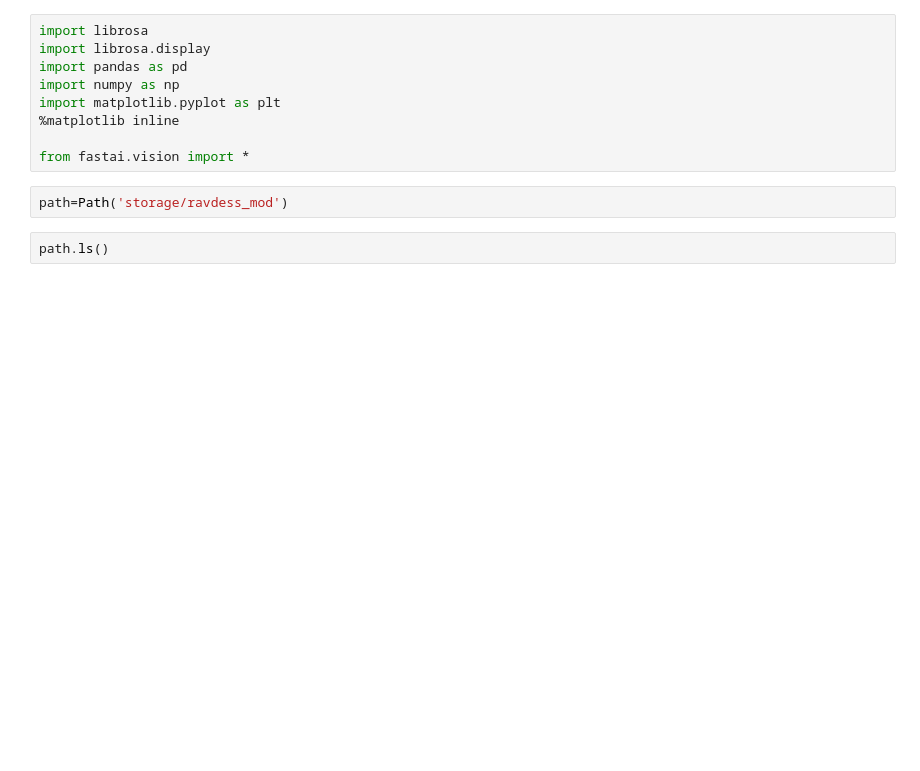
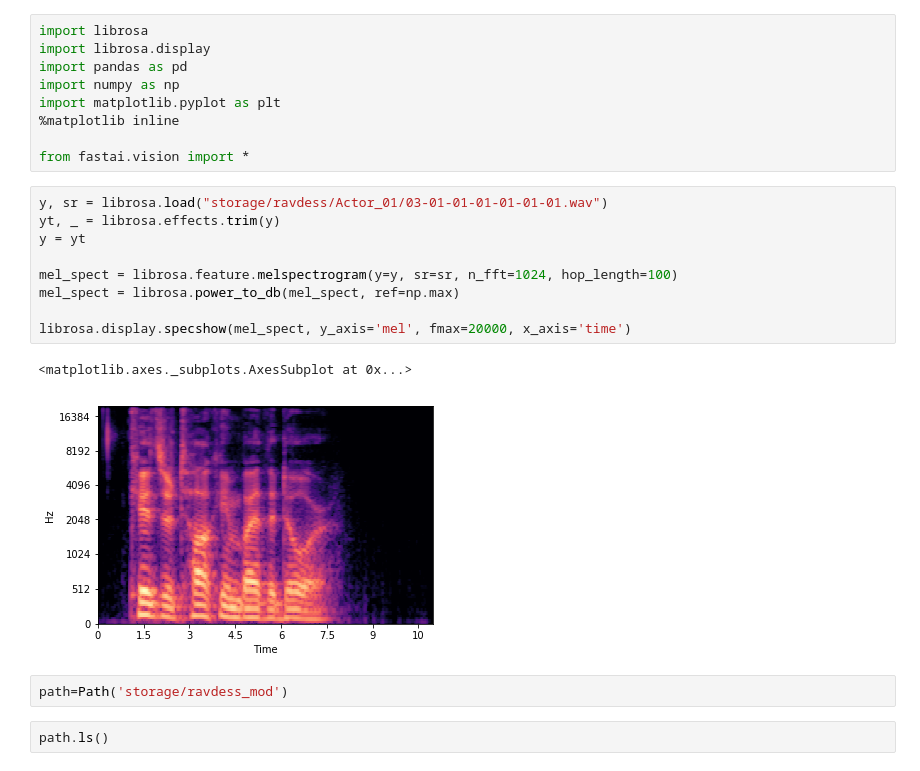
Before and after one commit to sahiljuneja/kaggle-ctds, a Jupyter notebook: model_train.ipynb, the cells around one changed output. Saved outputs shown, nothing was run; the diff lists cells and outputs as text; blank space fills up the shorter version.

```diff
--- a/model_train.ipynb
+++ b/model_train.ipynb
@@ -7,6 +7,18 @@ import matplotlib.pyplot as plt
 %matplotlib inline
 
 from fastai.vision import *
+# %%
+y, sr = librosa.load("storage/ravdess/Actor_01/03-01-01-01-01-01-01.wav")
+yt, _ = librosa.effects.trim(y)
+y = yt
+
+mel_spect = librosa.feature.melspectrogram(y=y, sr=sr, n_fft=1024, hop_length=100)
+mel_spect = librosa.power_to_db(mel_spect, ref=np.max)
+
+librosa.display.specshow(mel_spect, y_axis='mel', fmax=20000, x_axis='time')
+# %% [output]
+<matplotlib.axes._subplots.AxesSubplot at 0x...>
+[figure, added]
 # %%
 path=Path('storage/ravdess_mod')
 # %%
```
Also changed, not shown: parts of 24 cells of this notebook.
